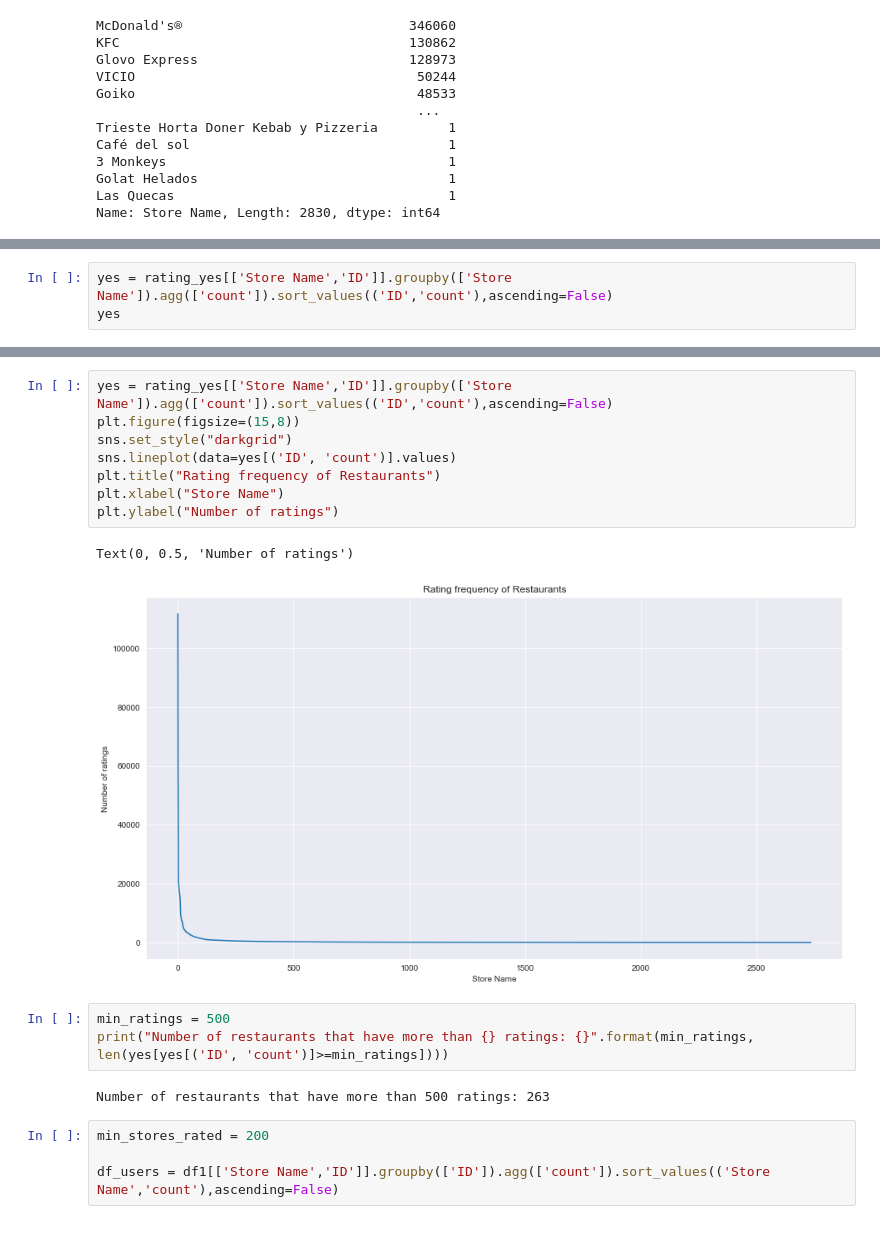
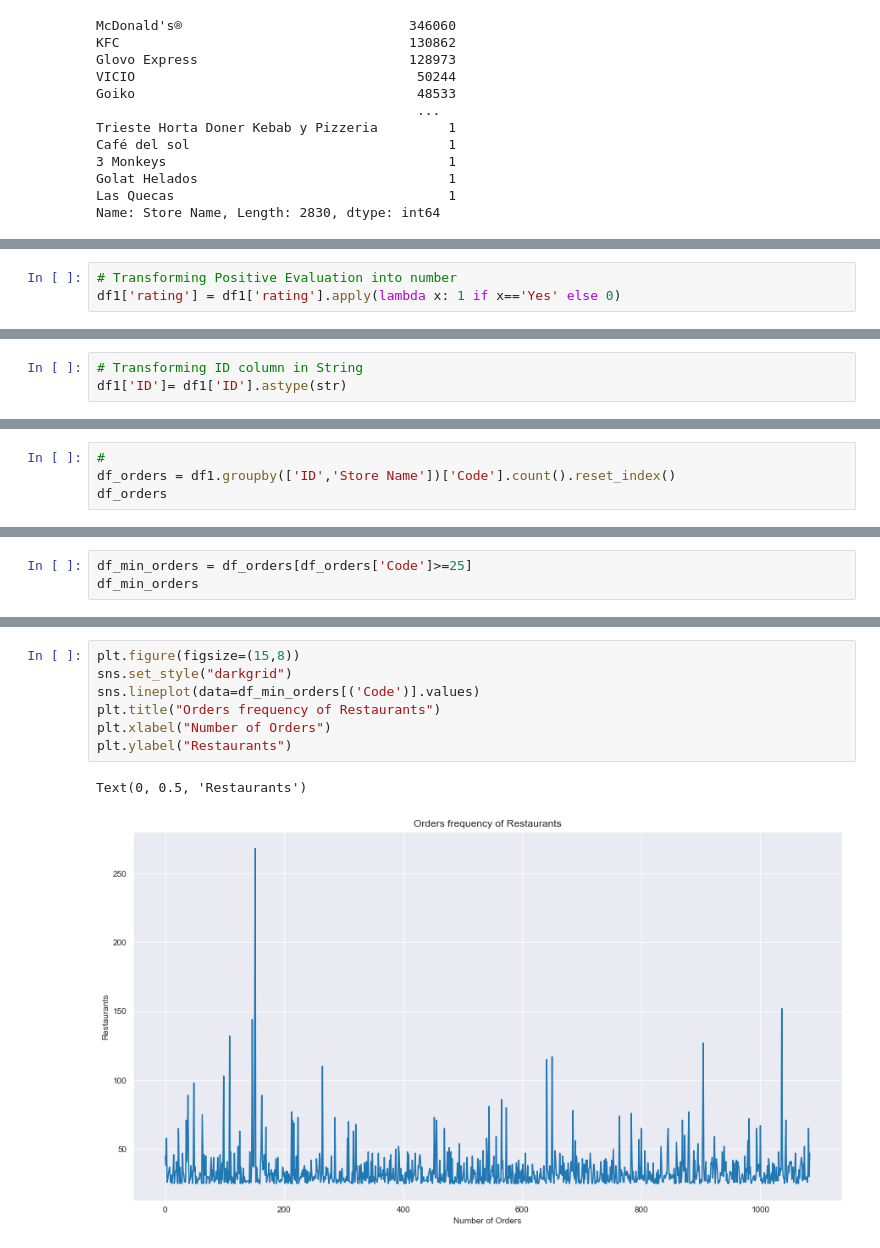
Before and after one commit to nathygonzalez/PR08-final-project-recommendation-system, a Jupyter notebook: Data Exploration.ipynb, the cells around one changed output, grey strips where cells are left out. Saved outputs shown, nothing was run; the diff lists cells and outputs as text.

```diff
--- a/Data Exploration.ipynb
+++ b/Data Exploration.ipynb
@@ -287,0 +270,3 @@ rating_yes
+# %%
+# Transforming Positive Evaluation into number
+df1['rating'] = df1['rating'].apply(lambda x: 1 if x=='Yes' else 0)
@@ -303,0 +295,3 @@ Name: ID, Length: 190372, dtype: int64
+# %%
+# Transforming ID column in String
+df1['ID']= df1['ID'].astype(str)
@@ -304,4 +313,5 @@ Name: ID, Length: 190372, dtype: int64
 # %%
-yes = rating_yes[['Store Name','ID']].groupby(['Store Name']).agg(['count']).sort_values(('ID','count'),ascending=False)
-yes
+#
+df_orders = df1.groupby(['ID','Store Name'])['Code'].count().reset_index()
+df_orders
 # %% [output]
@@ -322,0 +336,3 @@ yes
+# %%
+df_min_orders = df_orders[df_orders['Code']>=25]
+df_min_orders
@@ -323,20 +368,10 @@ yes
 # %%
-yes = rating_yes[['Store Name','ID']].groupby(['Store Name']).agg(['count']).sort_values(('ID','count'),ascending=False)
 plt.figure(figsize=(15,8))
 sns.set_style("darkgrid")
-sns.lineplot(data=yes[('ID', 'count')].values)
-plt.title("Rating frequency of Restaurants")
-plt.xlabel("Store Name")
-plt.ylabel("Number of ratings")
+sns.lineplot(data=df_min_orders[('Code')].values)
+plt.title("Orders frequency of Restaurants")
+plt.xlabel("Number of Orders")
+plt.ylabel("Restaurants")
 # %% [output]
-Text(0, 0.5, 'Number of ratings')
+Text(0, 0.5, 'Restaurants')
-[figure, old version]
+[figure, new version]
-# %%
-min_ratings = 500
-print("Number of restaurants that have more than {} ratings: {}".format(min_ratings, len(yes[yes[('ID', 'count')]>=min_ratings])))
-# %% [output]
-Number of restaurants that have more than 500 ratings: 263
-# %%
-min_stores_rated = 200
-
-df_users = df1[['Store Name','ID']].groupby(['ID']).agg(['count']).sort_values(('Store Name','count'),ascending=False)
```
Also changed, not shown: parts of 19 cells of this notebook.
